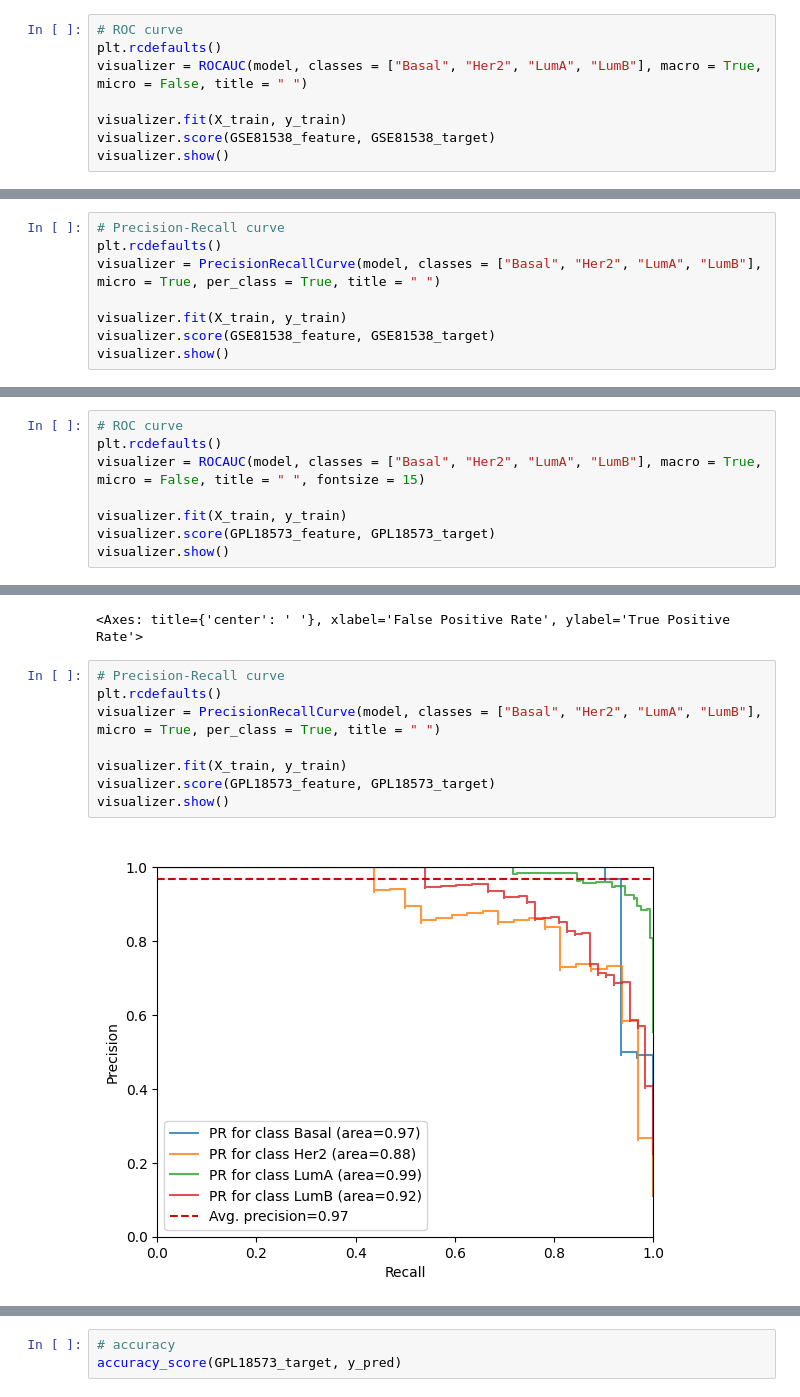
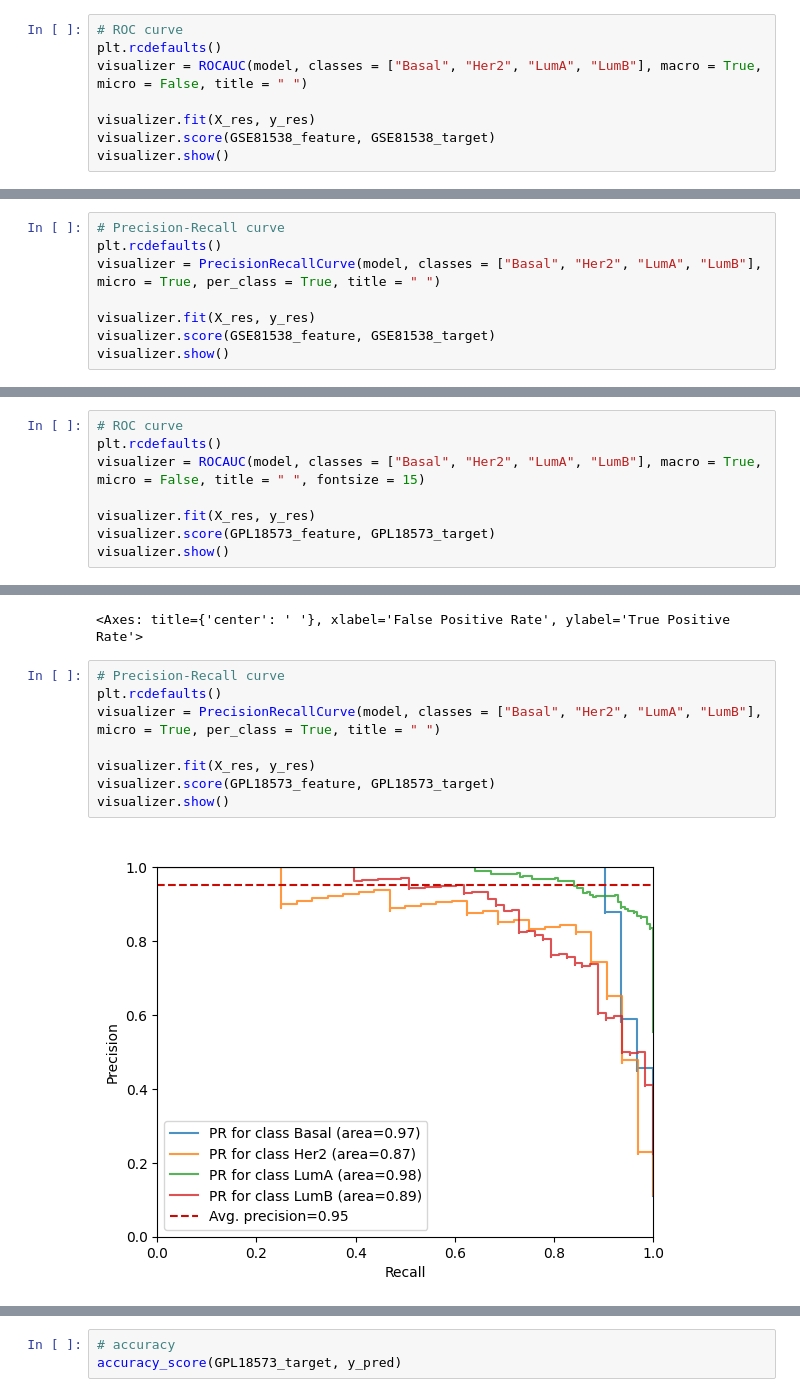
Before and after one commit to jeong2624/ML_BRCA-subtype, a Jupyter notebook: External_validation/LR_external_validation.ipynb, the cells around one changed output, grey strips where cells are left out. Cells and saved outputs as stored; diff of their text form.

```diff
--- a/External_validation/LR_external_validation.ipynb
+++ b/External_validation/LR_external_validation.ipynb
@@ -186,7 +186,7 @@ plt.show()
 plt.rcdefaults()
 visualizer = ROCAUC(model, classes = ["Basal", "Her2", "LumA", "LumB"], macro = True, micro = False, title = " ")
 
-visualizer.fit(X_train, y_train)
+visualizer.fit(X_res, y_res)
 visualizer.score(GSE81538_feature, GSE81538_target)
 visualizer.show()
 # %% [output]
@@ -197,7 +197,7 @@ visualizer.show()
 plt.rcdefaults()
 visualizer = PrecisionRecallCurve(model, classes = ["Basal", "Her2", "LumA", "LumB"], micro = True, per_class = True, title = " ")
 
-visualizer.fit(X_train, y_train)
+visualizer.fit(X_res, y_res)
 visualizer.score(GSE81538_feature, GSE81538_target)
 visualizer.show()
 # %% [output]
@@ -316,7 +316,7 @@ plt.show()
 plt.rcdefaults()
 visualizer = ROCAUC(model, classes = ["Basal", "Her2", "LumA", "LumB"], macro = True, micro = False, title = " ", fontsize = 15)
 
-visualizer.fit(X_train, y_train)
+visualizer.fit(X_res, y_res)
 visualizer.score(GPL18573_feature, GPL18573_target)
 visualizer.show()
 # %% [output]
@@ -325,13 +325,13 @@ visualizer.show()
 # %%
 # Precision-Recall curve
 plt.rcdefaults()
 visualizer = PrecisionRecallCurve(model, classes = ["Basal", "Her2", "LumA", "LumB"], micro = True, per_class = True, title = " ")
 
-visualizer.fit(X_train, y_train)
+visualizer.fit(X_res, y_res)
 visualizer.score(GPL18573_feature, GPL18573_target)
 visualizer.show()
 # %% [output]
-[figure, old version]
+[figure, new version]
 <Axes: title={'center': ' '}, xlabel='Recall', ylabel='Precision'>
 # %%
 # accuracy
```
Also changed, not shown: parts of 3 cells of this notebook.
